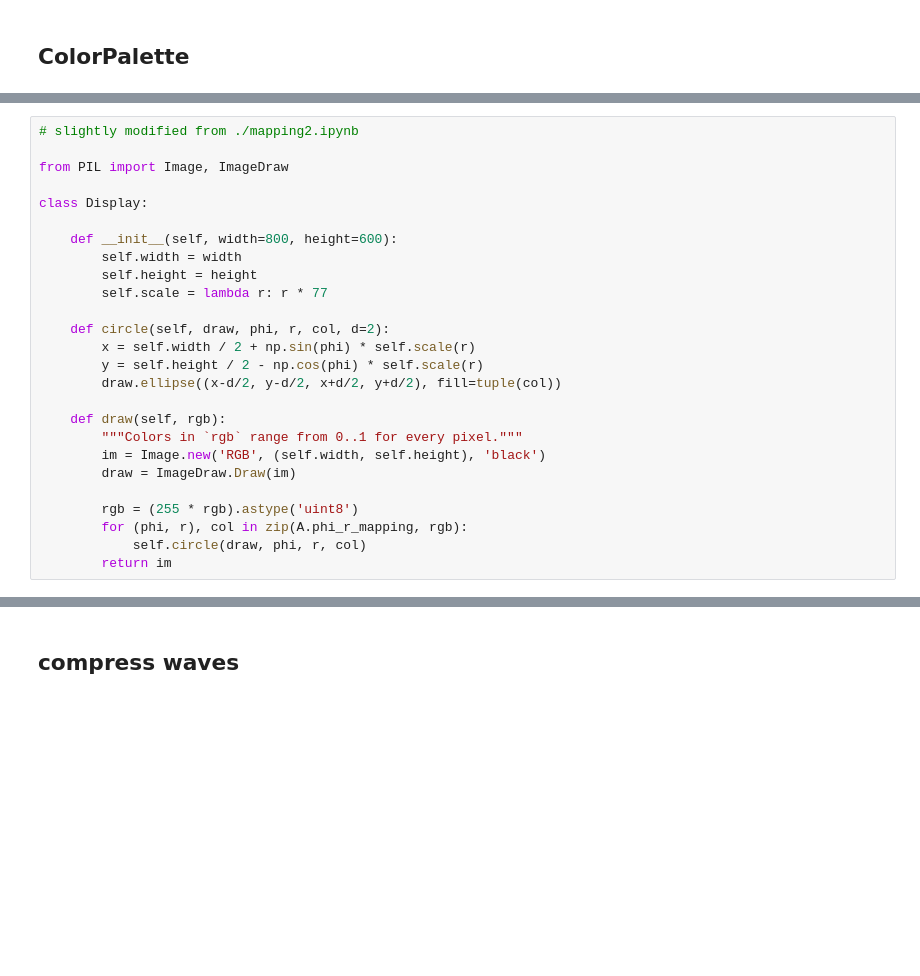
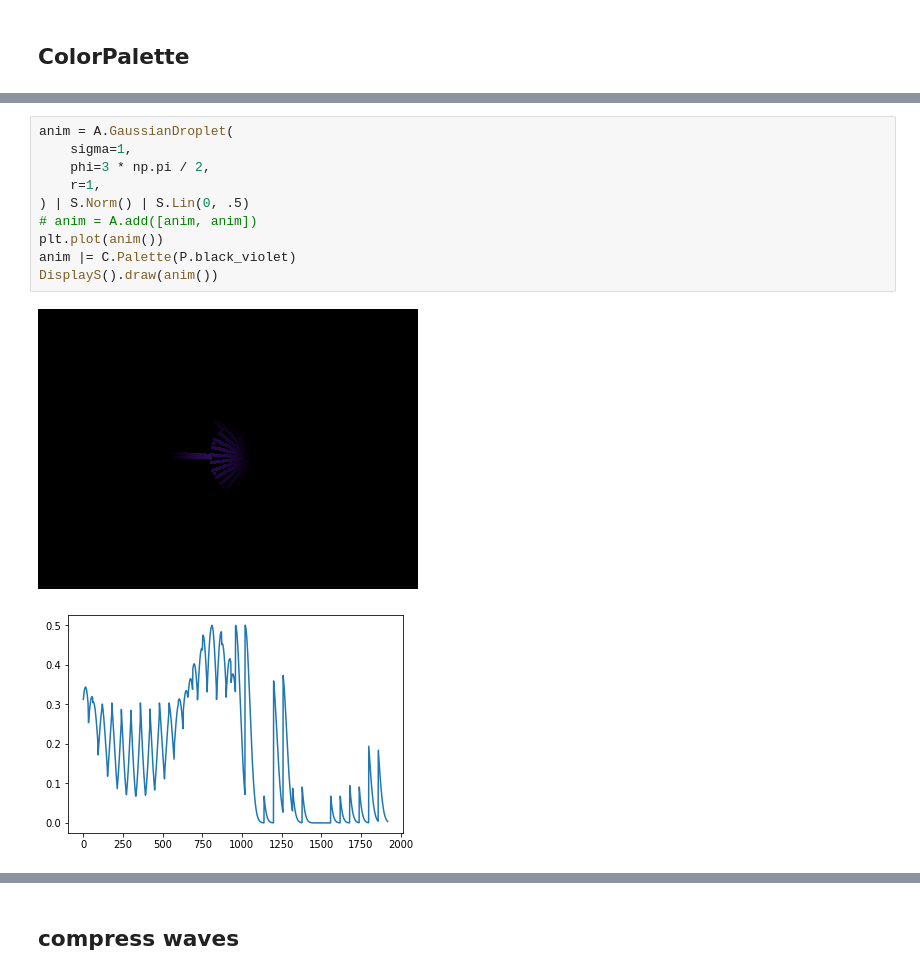
Before and after one commit to nuru-nu/moyo, a Jupyter notebook: notebooks/animations.ipynb, the cells around one changed output, grey strips where cells are left out. Saved outputs shown, nothing was run; the diff lists cells and outputs as text; blank space fills up the shorter version.

```diff
--- a/notebooks/animations.ipynb
+++ b/notebooks/animations.ipynb
@@ -74,26 +131,13 @@ b = gradient_values = a | colors.RedToPalette(cp2)
-# %%
-# slightly modified from ./mapping2.ipynb
-
-from PIL import Image, ImageDraw
-
-class Display:
-
-    def __init__(self, width=800, height=600):
-        self.width = width
-        self.height = height
-        self.scale = lambda r: r * 77
-
-    def circle(self, draw, phi, r, col, d=2):
-        x = self.width / 2 + np.sin(phi) * self.scale(r)
-        y = self.height / 2 - np.cos(phi) * self.scale(r)
-        draw.ellipse((x-d/2, y-d/2, x+d/2, y+d/2), fill=tuple(col))
-
-    def draw(self, rgb):
-        """Colors in `rgb` range from 0..1 for every pixel."""
-        im = Image.new('RGB', (self.width, self.height), 'black')
-        draw = ImageDraw.Draw(im)
-
-        rgb = (255 * rgb).astype('uint8')
-        for (phi, r), col in zip(A.phi_r_mapping, rgb):
-            self.circle(draw, phi, r, col)
-        return im
+# %%
+anim = A.GaussianDroplet(
+    sigma=1,
+    phi=3 * np.pi / 2,
+    r=1,
+) | S.Norm() | S.Lin(0, .5)
+# anim = A.add([anim, anim])
+plt.plot(anim())
+anim |= C.Palette(P.black_violet)
+DisplayS().draw(anim())
+# %% [output]
+[figure, added]
+[figure, added]
```
Also changed, not shown: parts of 16 cells of this notebook, 2 other files.
